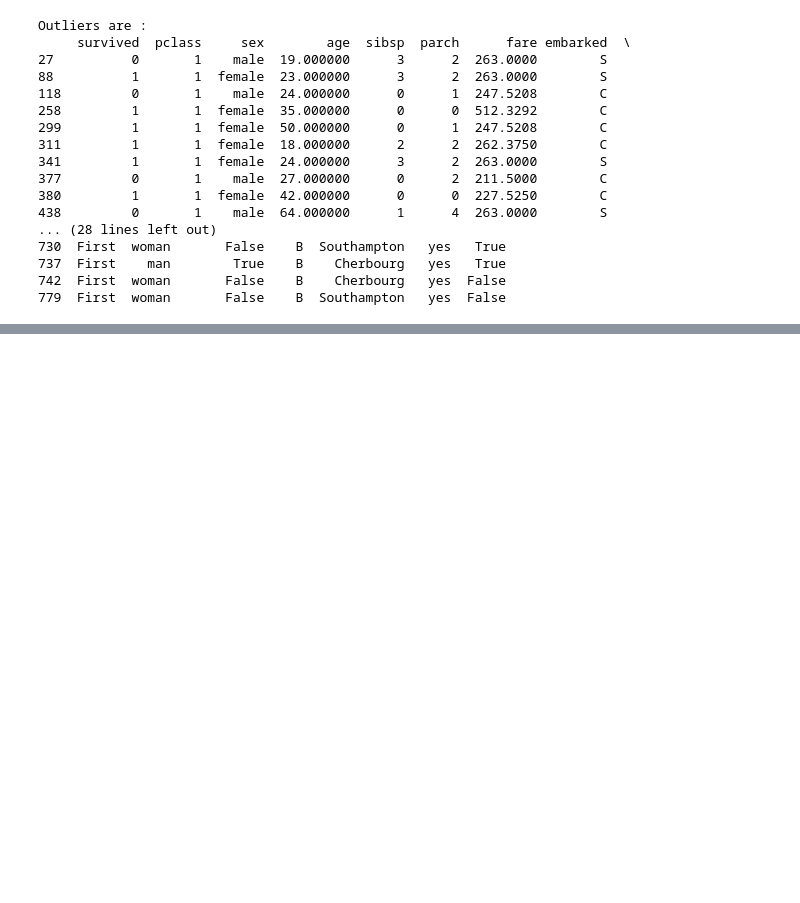
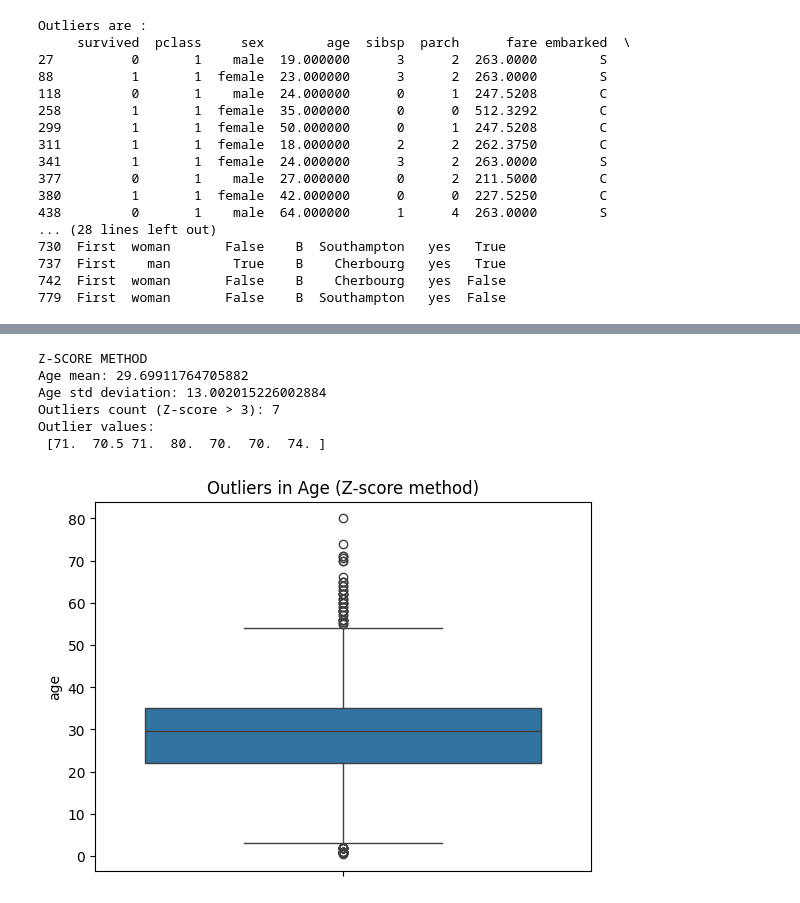
Before and after one commit to chinmayhandi/chinmay, a Jupyter notebook: AIML_Lab_Exercise.ipynb, the cells around one changed output, grey strips where cells are left out. Drawn from its saved outputs; the diff is of its cells as text; code cells hidden in the pictures; blank space fills up the shorter version.

```diff
--- a/AIML_Lab_Exercise.ipynb
+++ b/AIML_Lab_Exercise.ipynb
@@ -3230,0 +3357,26 @@ Outliers are :
+# %%
+import numpy as np
+from scipy import stats
+
+# Calculate Z-scores
+z_scores = np.abs(stats.zscore(df[['age']].dropna()))  # drop NaN before stats
+outliers_z = df['age'][z_scores.flatten() > 3]
+
+print("Z-SCORE METHOD")
+print("Age mean:", df['age'].mean())
+print("Age std deviation:", df['age'].std())
+print("Outliers count (Z-score > 3):", len(outliers_z))
+print("Outlier values:\n", outliers_z.values[:10])  # show first 10 outliers
+
+# Boxplot to visualize
+sns.boxplot(y=df['age'])
+plt.title("Outliers in Age (Z-score method)")
+plt.show()
+# %% [output]
+Z-SCORE METHOD
+Age mean: 29.69911764705882
+Age std deviation: 13.002015226002884
+Outliers count (Z-score > 3): 7
+Outlier values:
+ [71.  70.5 71.  80.  70.  70.  74. ]
+[figure, added]
```
Also changed, not shown: parts of 7 cells of this notebook.
